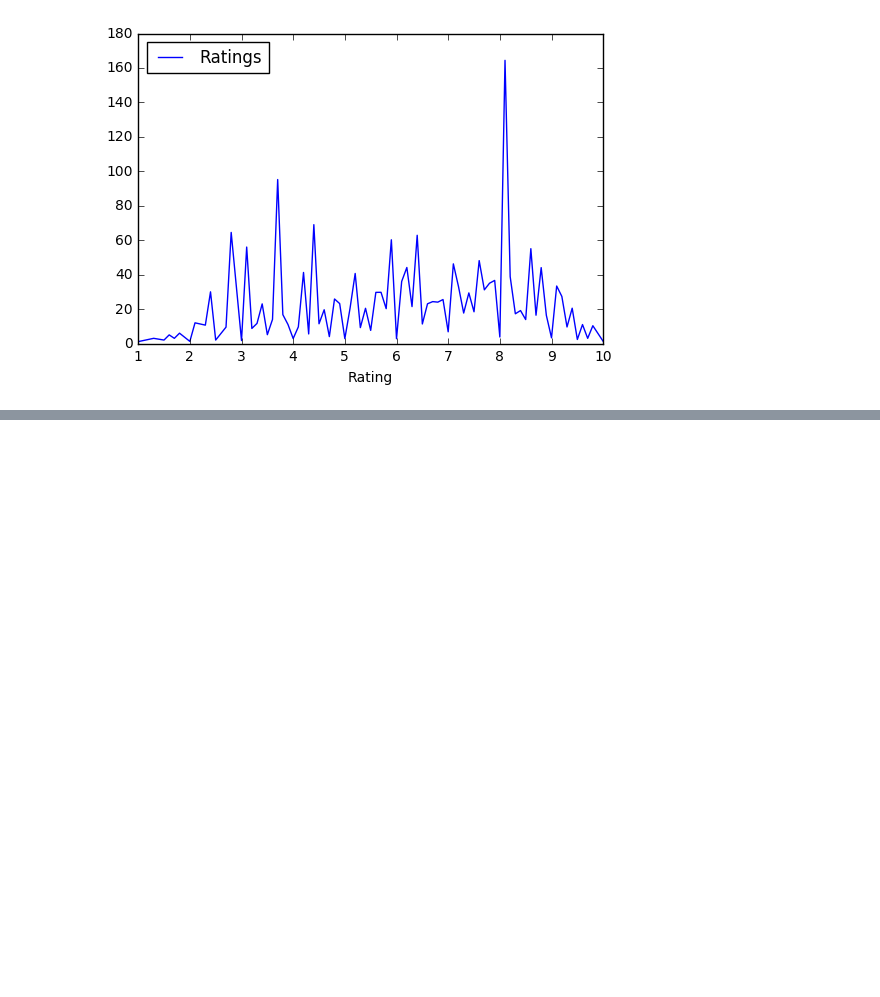
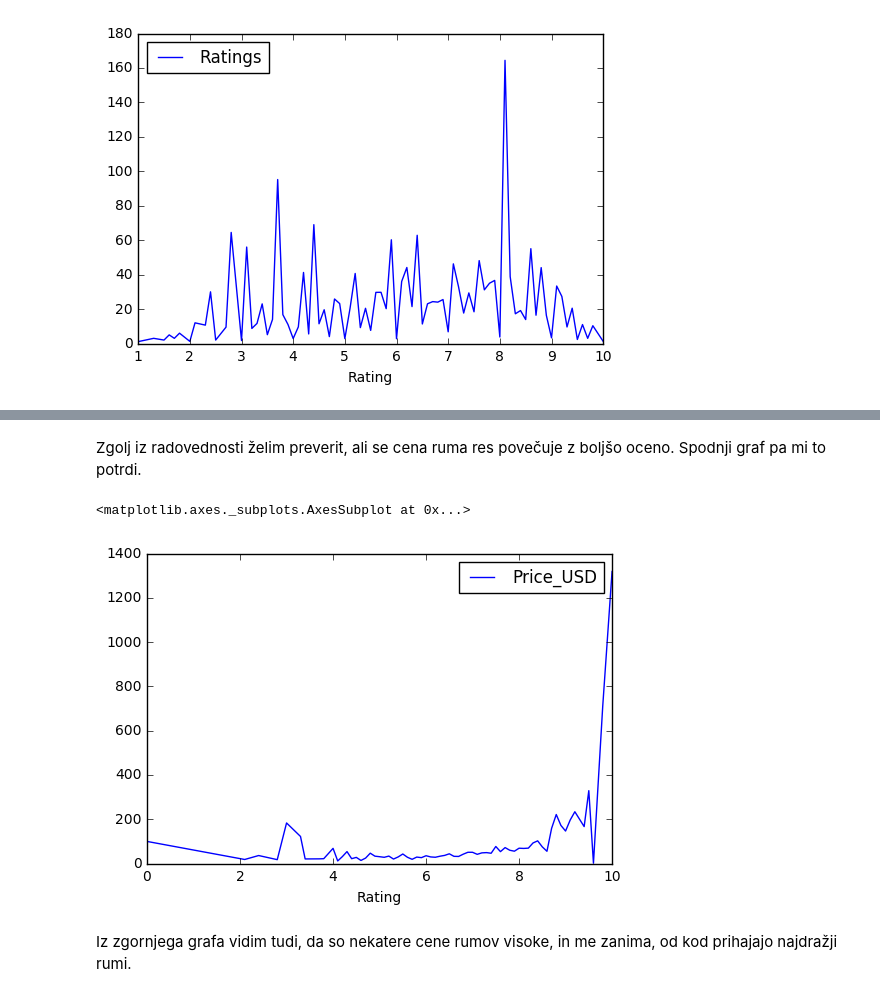
Before and after one commit to nikarobida/Projektna-naloga, a Jupyter notebook: RumiCSV/Untitled.ipynb, the cells around one changed output, grey strips where cells are left out. Saved outputs shown, nothing was run; the diff lists cells and outputs as text; code cells hidden in the pictures; blank space fills up the shorter version.

```diff
--- a/RumiCSV/Untitled.ipynb
+++ b/RumiCSV/Untitled.ipynb
@@ -278,0 +257,9 @@ rumi_s_ceno[['Country', 'Price_USD']].sort_values(by =('Price_USD'),ascending =
+# %% [markdown]
+Zgolj iz radovednosti želim preverit, ali se cena ruma res povečuje z boljšo oceno. Spodnji graf pa mi to potrdi.
+# %%
+rumi_s_ceno.groupby('Rating').mean().plot(y = 'Price_USD')
+# %% [output]
+<matplotlib.axes._subplots.AxesSubplot at 0x...>
+[figure, added]
+# %% [markdown]
+Iz zgornjega grafa vidim tudi, da so nekatere cene rumov visoke, in me zanima, od kod prihajajo najdražji rumi.
```
Also changed, not shown: parts of 34 cells of this notebook.
